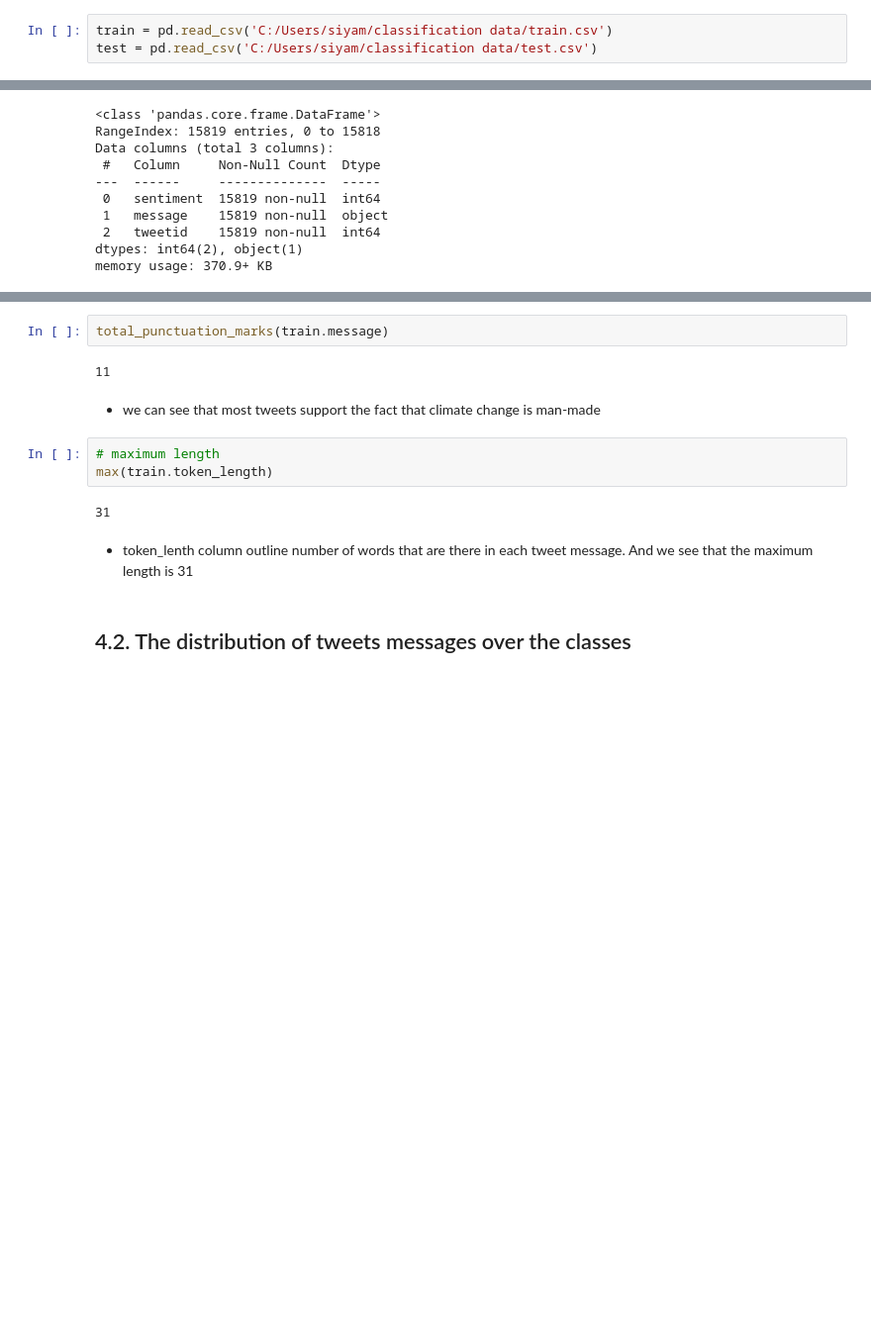
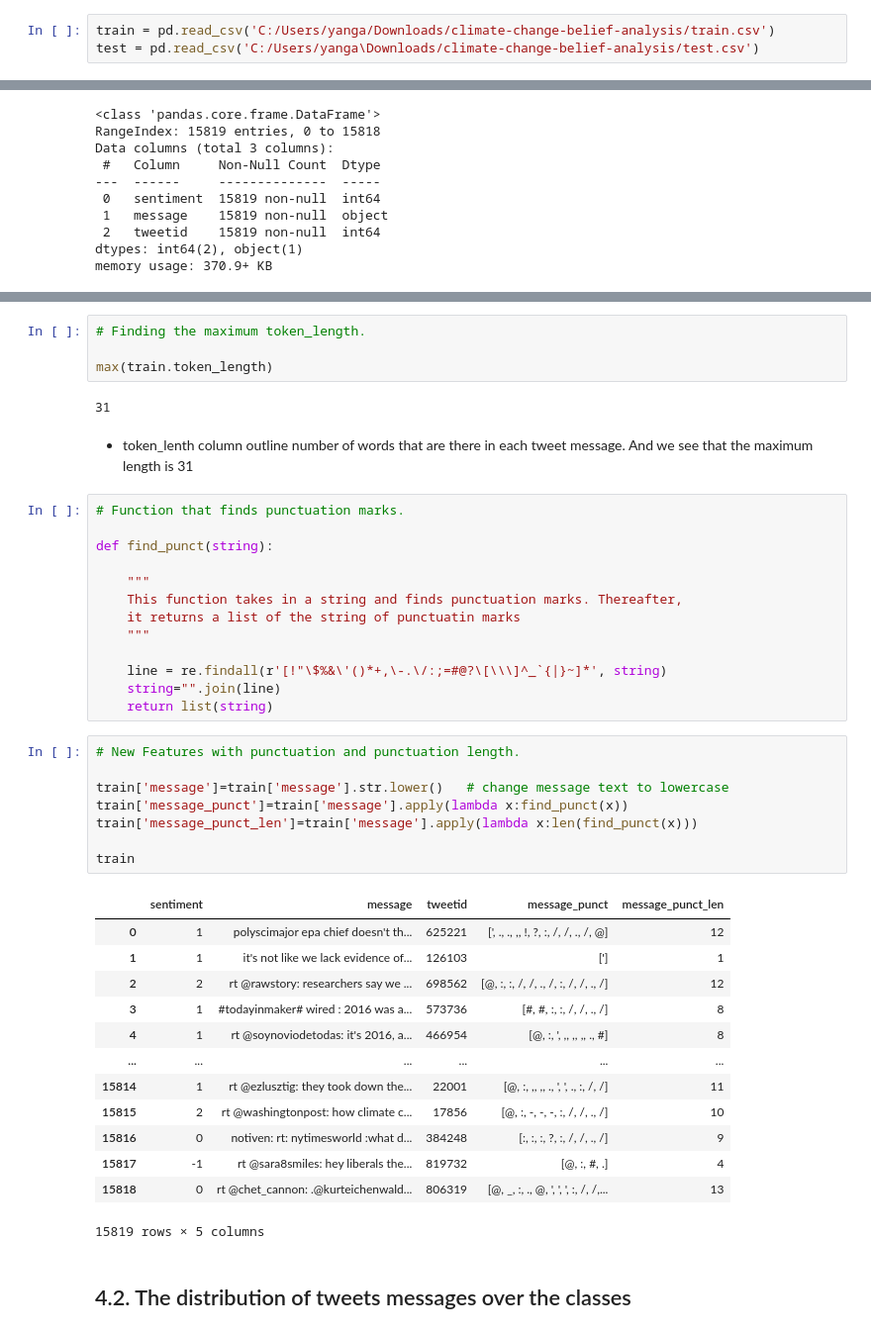
Before and after one commit to Yaya-T/Classic8, a Jupyter notebook: Classification.ipynb, the cells around one changed output, grey strips where cells are left out. Shown at 99% size. Saved outputs shown, nothing was run; the diff lists cells and outputs as text; blank space fills up the shorter version.

```diff
--- a/Classification.ipynb
+++ b/Classification.ipynb
@@ -129,5 +138,5 @@ Requirement already satisfied: setuptools in c:\users\siyam\anaconda3\new folder
 # %% [markdown]
 # 3. Uploading the dataset
 # %%
-train = pd.read_csv('C:/Users/siyam/classification data/train.csv')
-test = pd.read_csv('C:/Users/siyam/classification data/test.csv')
+train = pd.read_csv('C:/Users/yanga/Downloads/climate-change-belief-analysis/train.csv')
+test = pd.read_csv('C:/Users/yanga\Downloads/climate-change-belief-analysis/test.csv')
@@ -232,16 +224,46 @@ def total_punctuation_marks(col):
-# %%
-total_punctuation_marks(train.message)
-# %% [output]
-11
-# %% [markdown]
- - we can see that most tweets support the fact that climate change is man-made
 # %%
-# maximum length
+# Finding the maximum token_length.
+
 max(train.token_length)
 # %% [output]
 31
 # %% [markdown]
-* token_lenth column outline number of words that are there in each tweet message. And we see that the maximum length is 31
+- token_lenth column outline number of words that are there in each tweet message. And we see that the maximum length is 31
+# %%
+# Function that finds punctuation marks.
+
+def find_punct(string):
+
+    """
+    This function takes in a string and finds punctuation marks. Thereafter,
+    it returns a list of the string of punctuatin marks
+    """
+
+    line = re.findall(r'[!"\$%&\'()*+,\-.\/:;=#@?\[\\\]^_`{|}~]*', string)
+    string="".join(line)
+    return list(string)
+# %%
+# New Features with punctuation and punctuation length.
+
+train['message']=train['message'].str.lower()   # change message text to lowercase
+train['message_punct']=train['message'].apply(lambda x:find_punct(x))
+train['message_punct_len']=train['message'].apply(lambda x:len(find_punct(x)))
+
+train
+# %% [output]
+|  | sentiment | message | tweetid | message_punct | message_punct_len |
+| 0 | 1 | polyscimajor epa chief doesn't th... | 625221 | [', ., ., ,, !, ?, :, /, /, ., /, @] | 12 |
+| 1 | 1 | it's not like we lack evidence of... | 126103 | ['] | 1 |
+| 2 | 2 | rt @rawstory: researchers say we ... | 698562 | [@, :, :, /, /, ., /, :, /, /, ., /] | 12 |
+| 3 | 1 | #todayinmaker# wired : 2016 was a... | 573736 | [#, #, :, :, /, /, ., /] | 8 |
+| 4 | 1 | rt @soynoviodetodas: it's 2016, a... | 466954 | [@, :, ', ,, ,, ,, ., #] | 8 |
+| ... | ... | ... | ... | ... | ... |
+| 15814 | 1 | rt @ezlusztig: they took down the... | 22001 | [@, :, ,, ,, ., ', ', ., :, /, /] | 11 |
+| 15815 | 2 | rt @washingtonpost: how climate c... | 17856 | [@, :, -, -, -, :, /, /, ., /] | 10 |
+| 15816 | 0 | notiven: rt: nytimesworld :what d... | 384248 | [:, :, :, ?, :, /, /, ., /] | 9 |
+| 15817 | -1 | rt @sara8smiles: hey liberals the... | 819732 | [@, :, #, .] | 4 |
+| 15818 | 0 | rt @chet_cannon: .@kurteichenwald... | 806319 | [@, _, :, ., @, ', ', ', :, /, /,... | 13 |
+15819 rows × 5 columns
 # %% [markdown]
 ## 4.2. The distribution of tweets messages over the classes
 # %%
```
Also changed, not shown: parts of 67 cells of this notebook.
